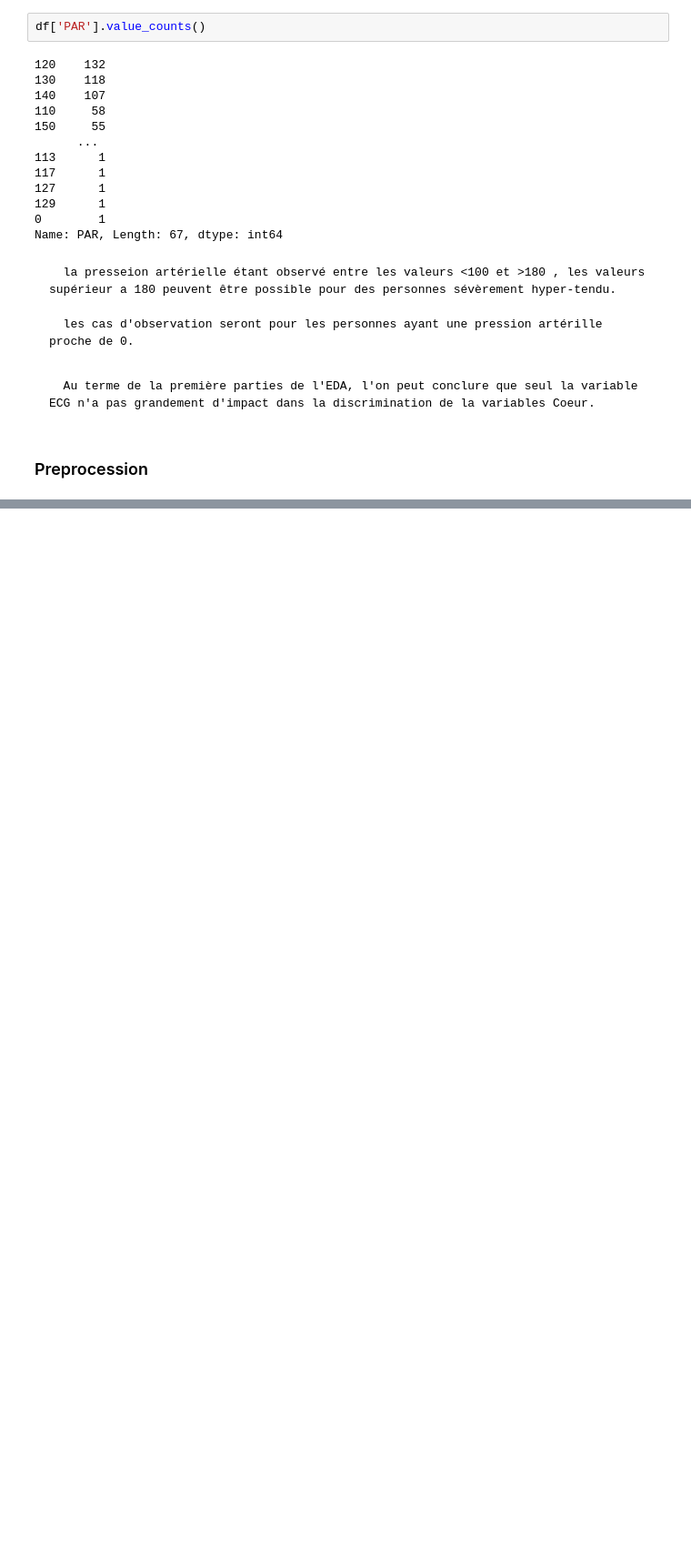
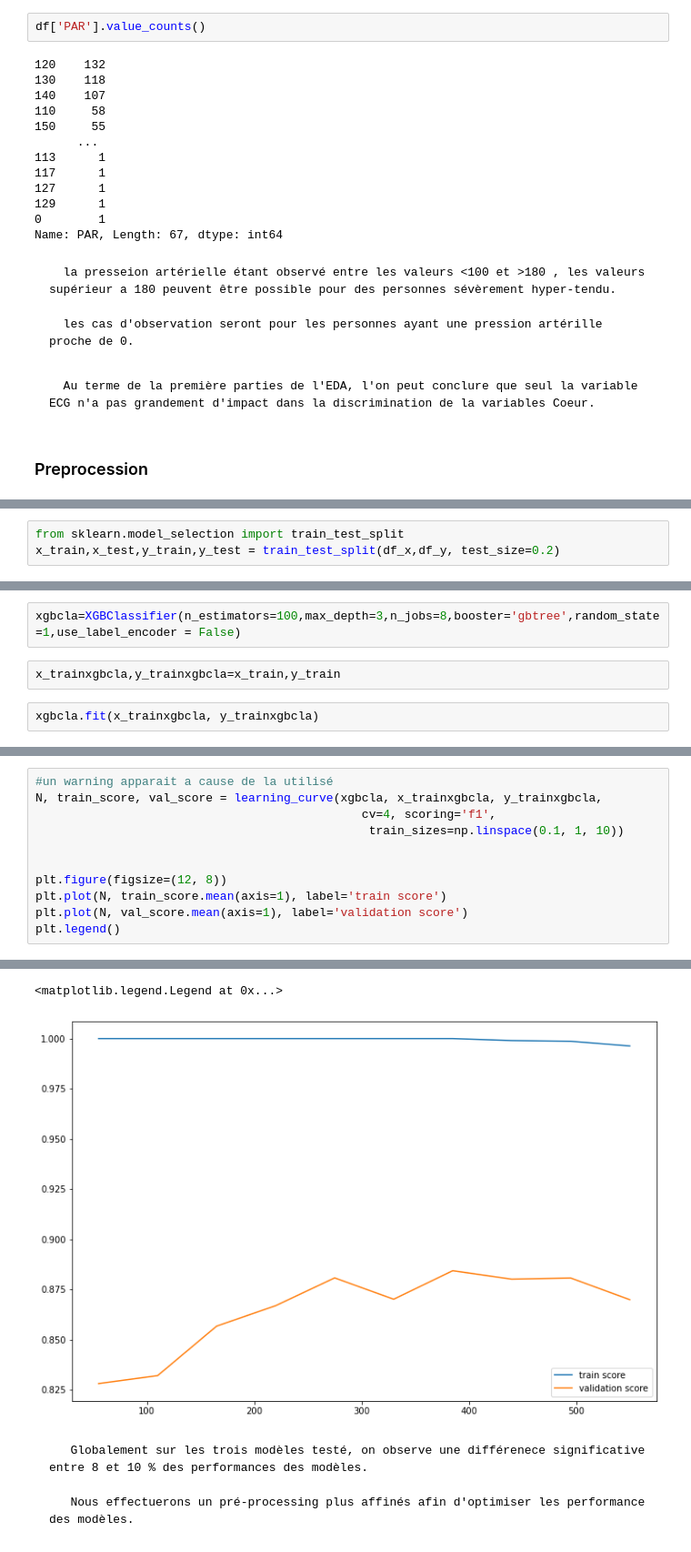
Before and after one commit to anjym/heart_deases, a Jupyter notebook: EDA_Heart_Preprocessing.ipynb, the cells around one changed output, grey strips where cells are left out. Shown: that part at 91% size. Drawn from its saved outputs; the diff is of its cells as text; blank space fills up the shorter version.

```diff
--- a/EDA_Heart_Preprocessing.ipynb
+++ b/EDA_Heart_Preprocessing.ipynb
@@ -399,0 +514,3 @@ df_quali
+# %%
+from sklearn.model_selection import train_test_split
+x_train,x_test,y_train,y_test = train_test_split(df_x,df_y, test_size=0.2)
@@ -399,0 +670,6 @@ df_quali
+# %%
+xgbcla=XGBClassifier(n_estimators=100,max_depth=3,n_jobs=8,booster='gbtree',random_state=1,use_label_encoder = False)
+# %%
+x_trainxgbcla,y_trainxgbcla=x_train,y_train
+# %%
+xgbcla.fit(x_trainxgbcla, y_trainxgbcla)
@@ -399,0 +721,12 @@ df_quali
+# %%
+#un warning apparait a cause de la utilisé
+N, train_score, val_score = learning_curve(xgbcla, x_trainxgbcla, y_trainxgbcla,
+                                              cv=4, scoring='f1',
+                                               train_sizes=np.linspace(0.1, 1, 10))
+
+
+plt.figure(figsize=(12, 8))
+plt.plot(N, train_score.mean(axis=1), label='train score')
+plt.plot(N, val_score.mean(axis=1), label='validation score')
+plt.legend()
+# %% [output]
@@ -399,0 +750,6 @@ df_quali
+<matplotlib.legend.Legend at 0x...>
+[figure, added]
+# %% [markdown]
+       Globalement sur les trois modèles testé, on observe une différenece significative entre 8 et 10 % des performances des modèles.
+
+       Nous effectuerons un pré-processing plus affinés afin d'optimiser les performance des modèles.
```
Also changed, not shown: parts of 57 cells of this notebook.
